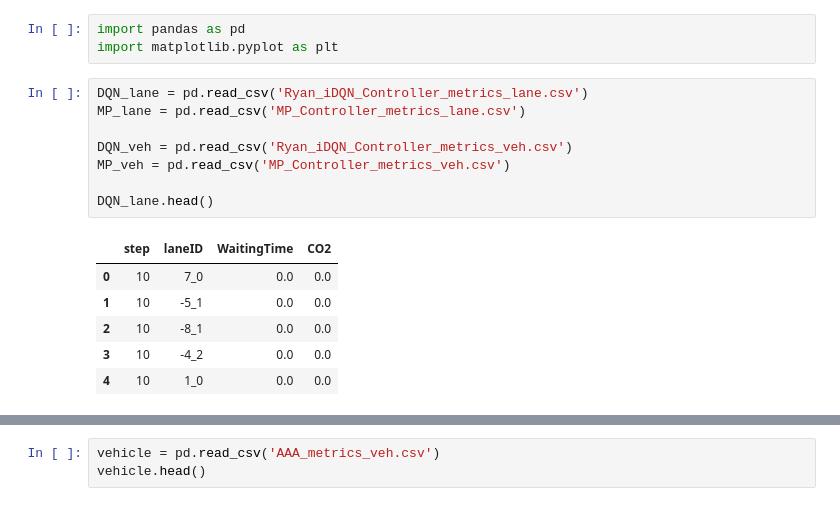
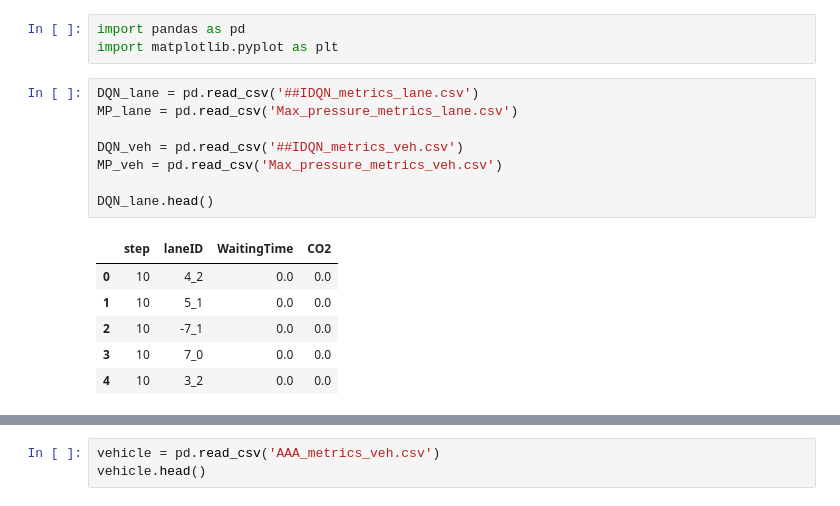
Before and after one commit to Sunglass2225/AI-Traffic, a Jupyter notebook: test.ipynb, the cells around one changed output, grey strips where cells are left out. Drawn from its saved outputs; the diff is of its cells as text.

```diff
--- a/test.ipynb
+++ b/test.ipynb
@@ -2,20 +2,20 @@
 import pandas as pd
 import matplotlib.pyplot as plt
 # %%
-DQN_lane = pd.read_csv('Ryan_iDQN_Controller_metrics_lane.csv')
-MP_lane = pd.read_csv('MP_Controller_metrics_lane.csv')
+DQN_lane = pd.read_csv('##IDQN_metrics_lane.csv')
+MP_lane = pd.read_csv('Max_pressure_metrics_lane.csv')
 
-DQN_veh = pd.read_csv('Ryan_iDQN_Controller_metrics_veh.csv')
-MP_veh = pd.read_csv('MP_Controller_metrics_veh.csv')
+DQN_veh = pd.read_csv('##IDQN_metrics_veh.csv')
+MP_veh = pd.read_csv('Max_pressure_metrics_veh.csv')
 
 DQN_lane.head()
 # %% [output]
 |  | step | laneID | WaitingTime | CO2 |
-| 0 | 10 | 7_0 | 0.0 | 0.0 |
-| 1 | 10 | -5_1 | 0.0 | 0.0 |
-| 2 | 10 | -8_1 | 0.0 | 0.0 |
-| 3 | 10 | -4_2 | 0.0 | 0.0 |
-| 4 | 10 | 1_0 | 0.0 | 0.0 |
+| 0 | 10 | 4_2 | 0.0 | 0.0 |
+| 1 | 10 | 5_1 | 0.0 | 0.0 |
+| 2 | 10 | -7_1 | 0.0 | 0.0 |
+| 3 | 10 | 7_0 | 0.0 | 0.0 |
+| 4 | 10 | 3_2 | 0.0 | 0.0 |
 # %%
 DQN_lane_step = DQN_lane.groupby('step').agg({'WaitingTime':'mean','CO2':'mean'}).reset_index()
 MP_lane_step = MP_lane.groupby('step').agg({'WaitingTime':'mean','CO2':'mean'}).reset_index()
```
Also changed, not shown: parts of 5 cells of this notebook.
